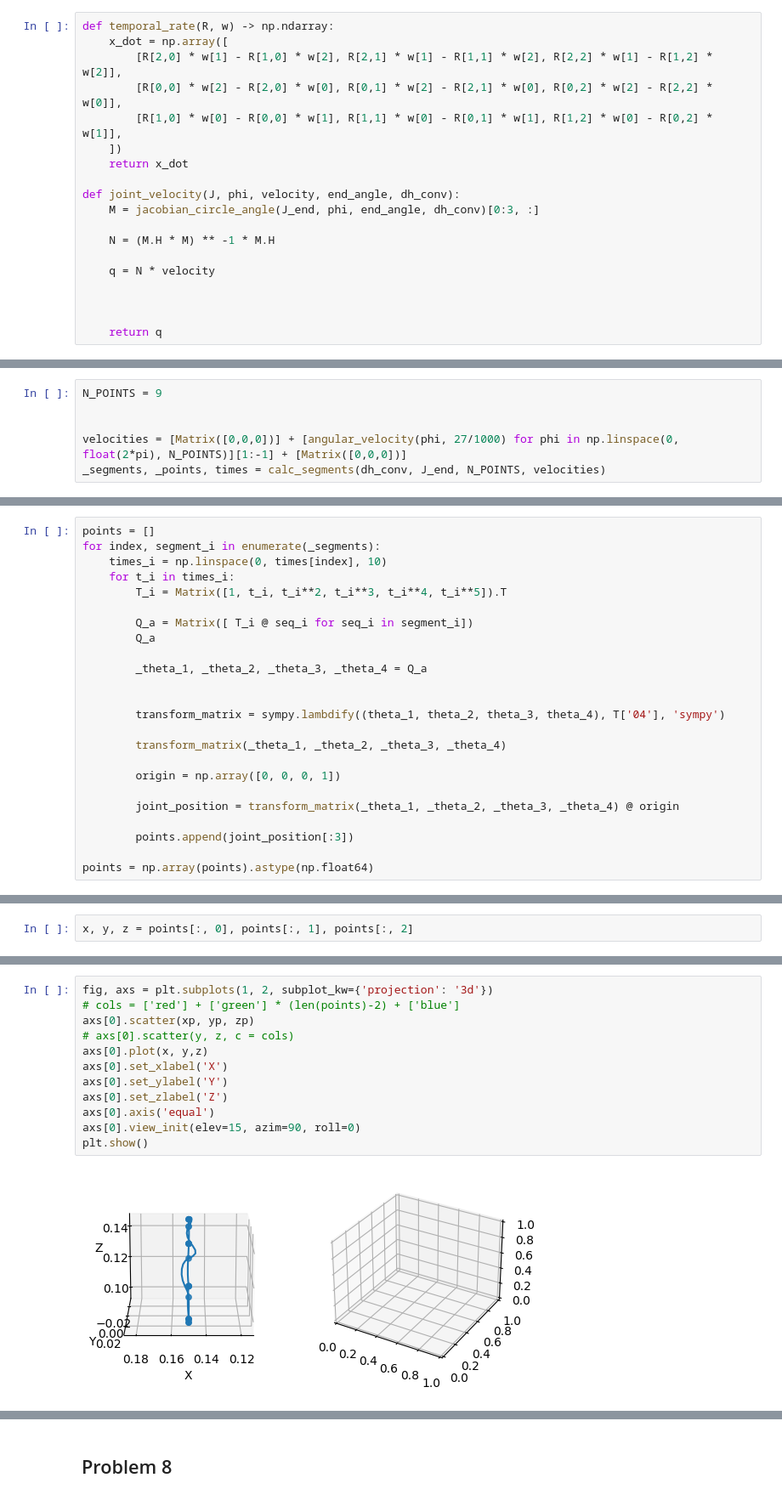
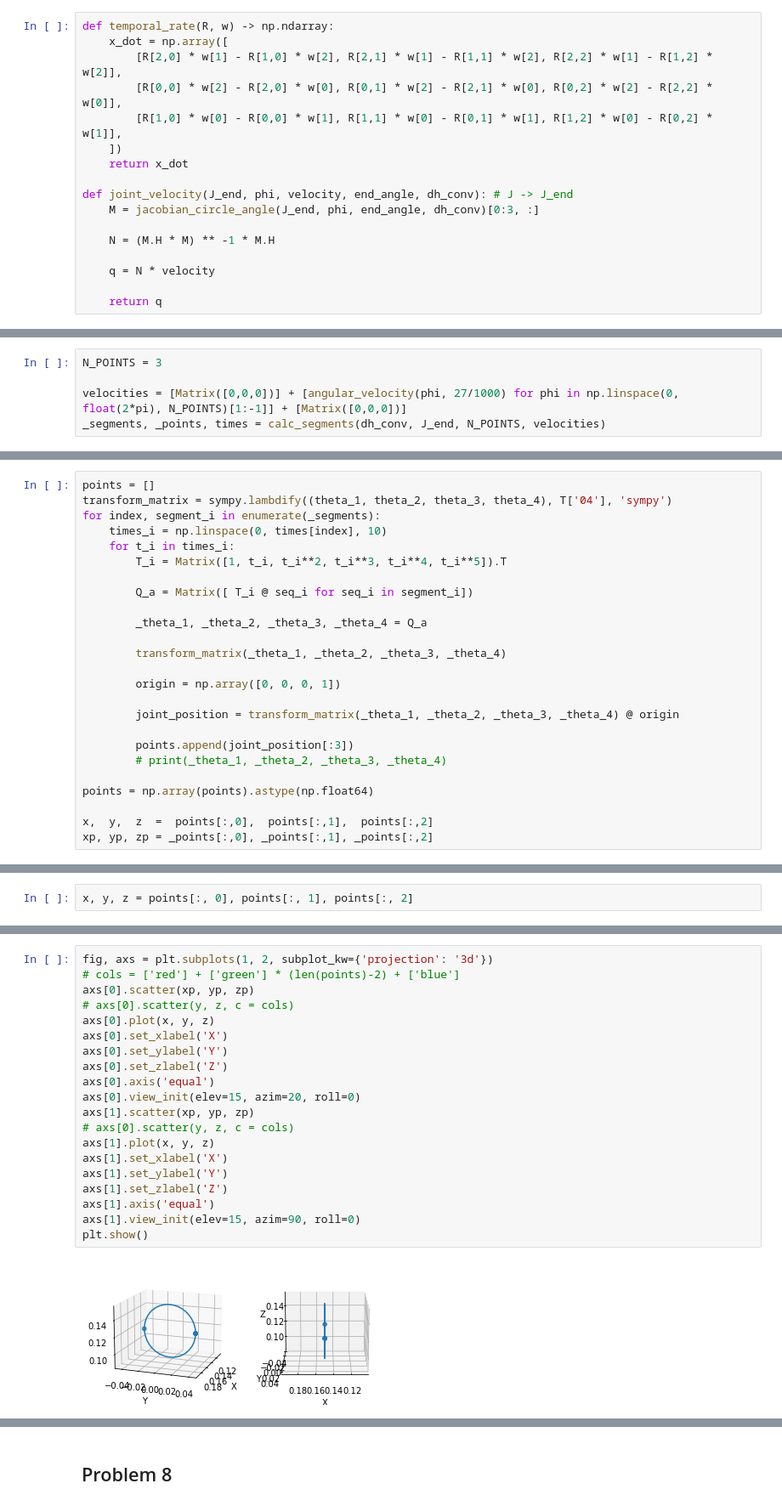
Before and after one commit to RaixSplitter/34753-Robotics-Project, a Jupyter notebook: notebooks/calculations.ipynb, the cells around one changed output, grey strips where cells are left out. Shown at 85% size. Drawn from its saved outputs; the diff is of its cells as text.

```diff
--- a/notebooks/calculations.ipynb
+++ b/notebooks/calculations.ipynb
@@ -285,15 +241,13 @@ def temporal_rate(R, w) -> np.ndarray:
     ])
     return x_dot
 
-def joint_velocity(J, phi, velocity, end_angle, dh_conv):
+def joint_velocity(J_end, phi, velocity, end_angle, dh_conv): # J -> J_end
     M = jacobian_circle_angle(J_end, phi, end_angle, dh_conv)[0:3, :]
 
     N = (M.H * M) ** -1 * M.H
 
     q = N * velocity
 
-
-
     return q
 # %% [markdown]
 ## Problem 6
@@ -378,8 +325,7 @@ def angular_velocity(phi, velocity):
     assert round(float(ang_vel_size),8) == round(float(velocity**2),8)
     return ang_vel
 # %%
-N_POINTS = 9
+N_POINTS = 3
 
-
-velocities = [Matrix([0,0,0])] + [angular_velocity(phi, 27/1000) for phi in np.linspace(0, float(2*pi), N_POINTS)][1:-1] + [Matrix([0,0,0])]
+velocities = [Matrix([0,0,0])] + [angular_velocity(phi, 27/1000) for phi in np.linspace(0, float(2*pi), N_POINTS)[1:-1]] + [Matrix([0,0,0])]
 _segments, _points, times = calc_segments(dh_conv, J_end, N_POINTS, velocities)
@@ -386,17 +334,14 @@ _segments, _points, times = calc_segments(dh_conv, J_end, N_POINTS, velocities)
 # %%
 points = []
+transform_matrix = sympy.lambdify((theta_1, theta_2, theta_3, theta_4), T['04'], 'sympy')
 for index, segment_i in enumerate(_segments):
     times_i = np.linspace(0, times[index], 10)
     for t_i in times_i:
         T_i = Matrix([1, t_i, t_i**2, t_i**3, t_i**4, t_i**5]).T
 
         Q_a = Matrix([ T_i @ seq_i for seq_i in segment_i])
-        Q_a
 
         _theta_1, _theta_2, _theta_3, _theta_4 = Q_a
-
-
-        transform_matrix = sympy.lambdify((theta_1, theta_2, theta_3, theta_4), T['04'], 'sympy')
 
         transform_matrix(_theta_1, _theta_2, _theta_3, _theta_4)
 
@@ -405,5 +350,9 @@ for index, segment_i in enumerate(_segments):
         joint_position = transform_matrix(_theta_1, _theta_2, _theta_3, _theta_4) @ origin
 
         points.append(joint_position[:3])
+        # print(_theta_1, _theta_2, _theta_3, _theta_4)
 
 points = np.array(points).astype(np.float64)
+
+x,  y,  z  =  points[:,0],  points[:,1],  points[:,2]
+xp, yp, zp = _points[:,0], _points[:,1], _points[:,2]
@@ -424,14 +415,22 @@ plt.show()
 # %%
 fig, axs = plt.subplots(1, 2, subplot_kw={'projection': '3d'})
 # cols = ['red'] + ['green'] * (len(points)-2) + ['blue']
 axs[0].scatter(xp, yp, zp)
 # axs[0].scatter(y, z, c = cols)
-axs[0].plot(x, y,z)
+axs[0].plot(x, y, z)
 axs[0].set_xlabel('X')
 axs[0].set_ylabel('Y')
 axs[0].set_zlabel('Z')
 axs[0].axis('equal')
-axs[0].view_init(elev=15, azim=90, roll=0)
+axs[0].view_init(elev=15, azim=20, roll=0)
+axs[1].scatter(xp, yp, zp)
+# axs[0].scatter(y, z, c = cols)
+axs[1].plot(x, y, z)
+axs[1].set_xlabel('X')
+axs[1].set_ylabel('Y')
+axs[1].set_zlabel('Z')
+axs[1].axis('equal')
+axs[1].view_init(elev=15, azim=90, roll=0)
 plt.show()
 # %% [output]
-[figure, old version]
+[figure, new version]
```
Also changed, not shown: parts of 18 cells of this notebook.
